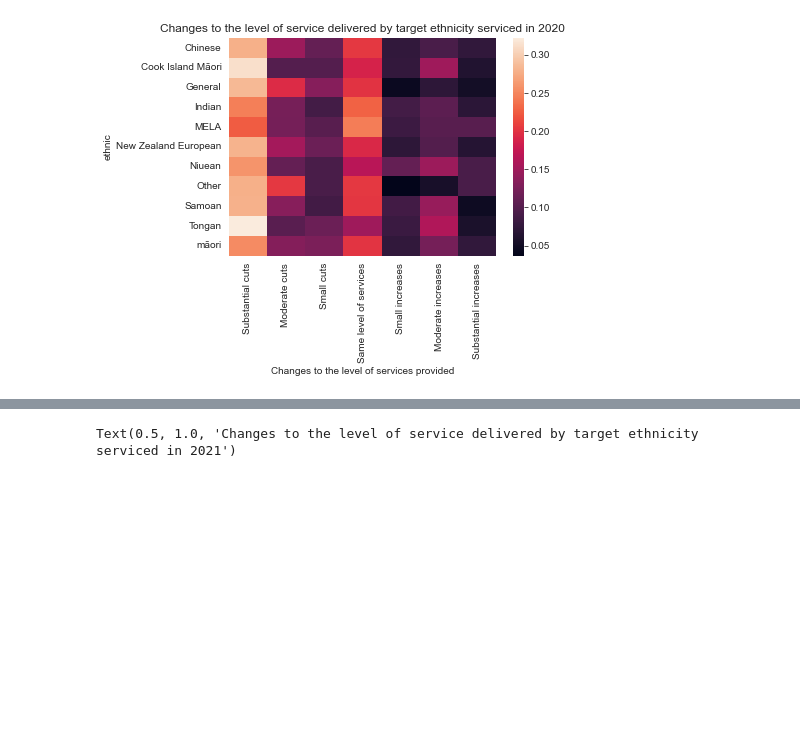
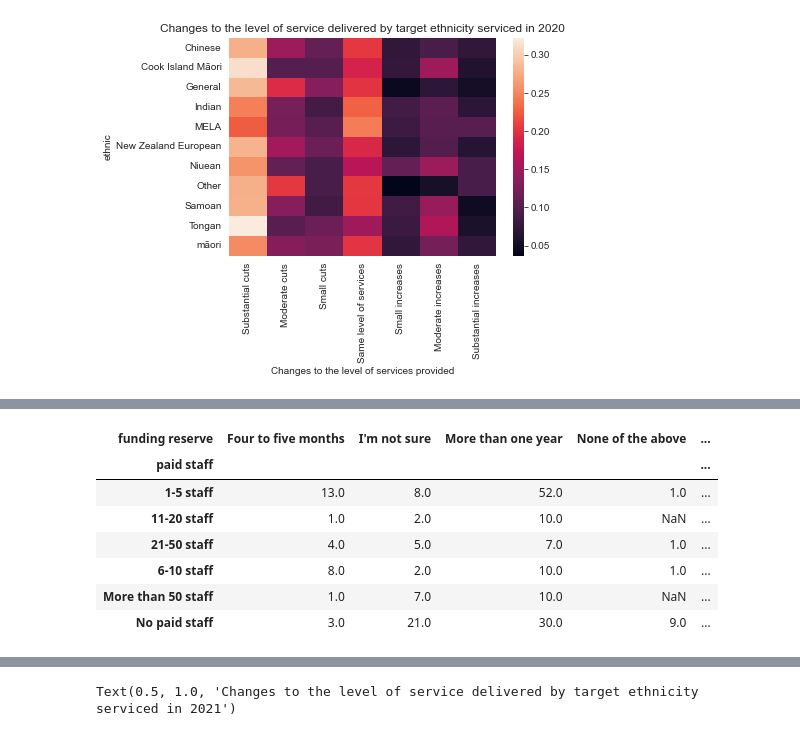
Before and after one commit to matthew-trava/huiehackathon-team2, a Jupyter notebook: joyce/Exploratory Analysis.ipynb, the cells around one changed output, grey strips where cells are left out. Cells and saved outputs as stored; diff of their text form; code cells hidden in the pictures; blank space fills up the shorter version.

```diff
--- a/joyce/Exploratory Analysis.ipynb
+++ b/joyce/Exploratory Analysis.ipynb
@@ -289,0 +365,12 @@ Text(0.5, 1.0, 'Changes to the level of service delivered by target ethnicity se
+# %%
+df21.groupby('paid staff')['funding reserve'].value_counts().rename('count').unstack(-1)# \
+# [['Substantial cuts', 'Moderate cuts', 'Small cuts', 'Same level of services', 'Small increases', 'Moderate increases', 'Substantial increases']].fillna('')
+# %% [output]
+| funding reserve | Four to five months | I'm not sure | More than one year | None of the above | ... |
+| paid staff |  |  |  |  | ... |
+| 1-5 staff | 13.0 | 8.0 | 52.0 | 1.0 | ... |
+| 11-20 staff | 1.0 | 2.0 | 10.0 | NaN | ... |
+| 21-50 staff | 4.0 | 5.0 | 7.0 | 1.0 | ... |
+| 6-10 staff | 8.0 | 2.0 | 10.0 | 1.0 | ... |
+| More than 50 staff | 1.0 | 7.0 | 10.0 | NaN | ... |
+| No paid staff | 3.0 | 21.0 | 30.0 | 9.0 | ... |
```
Also changed, not shown: parts of 13 cells of this notebook, 1 other file.
